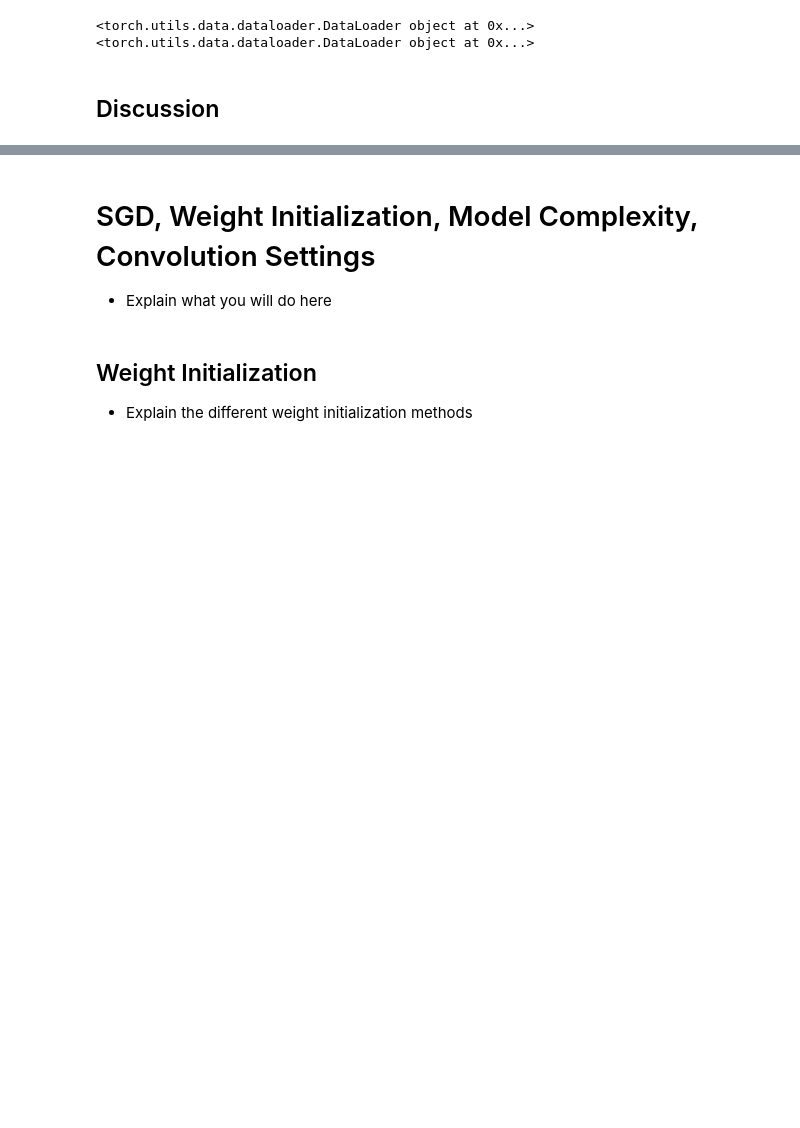
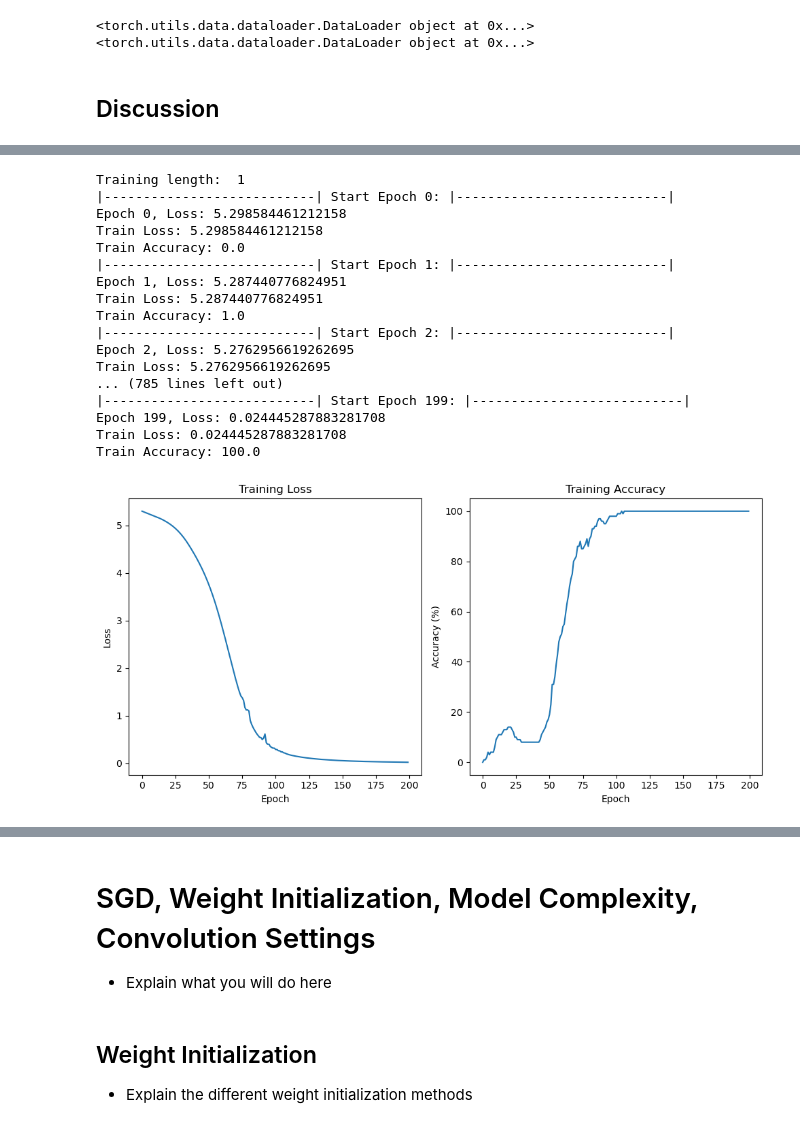
Before and after one commit to hariveliki/deep-learning, a Jupyter notebook: mc1new.ipynb, the cells around one changed output, grey strips where cells are left out. Drawn from its saved outputs; the diff is of its cells as text; code cells hidden in the pictures; blank space fills up the shorter version.

```diff
--- a/mc1new.ipynb
+++ b/mc1new.ipynb
@@ -139,0 +186,57 @@ def my_code():
+# %%
+confs = [
+    ("C", {"kernel": 3, "channels": 16}),
+    ("P", {"kernel": 2}),
+    ("C", {"kernel": 3, "channels": 32}),
+    ("P", {"kernel": 2}),
+    ("L", {"units": 500}),
+    ("L", {"units": 500}),
+]
+model = CNN(dim=64, num_classes=200, confs=confs, in_channels=3)
+train_loader, valid_loader = get_data(batch_size=100, subset_size=100, seed=42)
+criterion = nn.CrossEntropyLoss()
+optimizer = optim.SGD(model.parameters(), lr=0.01)
+loss_train, train_accuracy = train(
+    model,
+    epochs=200,
+    train_loader=train_loader,
+    criterion=criterion,
+    optimizer=optimizer,
+    device=None,
+)
+# Plot training loss
+plt.figure(figsize=(10, 5))
+plt.subplot(1, 2, 1)
+plt.plot(loss_train)
+plt.title('Training Loss')
+plt.xlabel('Epoch')
+plt.ylabel('Loss')
+
+# Plot training accuracy
+plt.subplot(1, 2, 2)
+plt.plot(train_accuracy)
+plt.title('Training Accuracy')
+plt.xlabel('Epoch')
+plt.ylabel('Accuracy (%)')
+
+plt.tight_layout()
+plt.show()
+# %% [output]
+Training length:  1
+|---------------------------| Start Epoch 0: |---------------------------|
+Epoch 0, Loss: 5.298584461212158
+Train Loss: 5.298584461212158
+Train Accuracy: 0.0
+|---------------------------| Start Epoch 1: |---------------------------|
+Epoch 1, Loss: 5.287440776824951
+Train Loss: 5.287440776824951
+Train Accuracy: 1.0
+|---------------------------| Start Epoch 2: |---------------------------|
+Epoch 2, Loss: 5.2762956619262695
+Train Loss: 5.2762956619262695
+... (785 lines left out)
+|---------------------------| Start Epoch 199: |---------------------------|
+Epoch 199, Loss: 0.024445287883281708
+Train Loss: 0.024445287883281708
+Train Accuracy: 100.0
+[figure, added]
```
Also changed, not shown: parts of 8 cells of this notebook, 7 other files.
